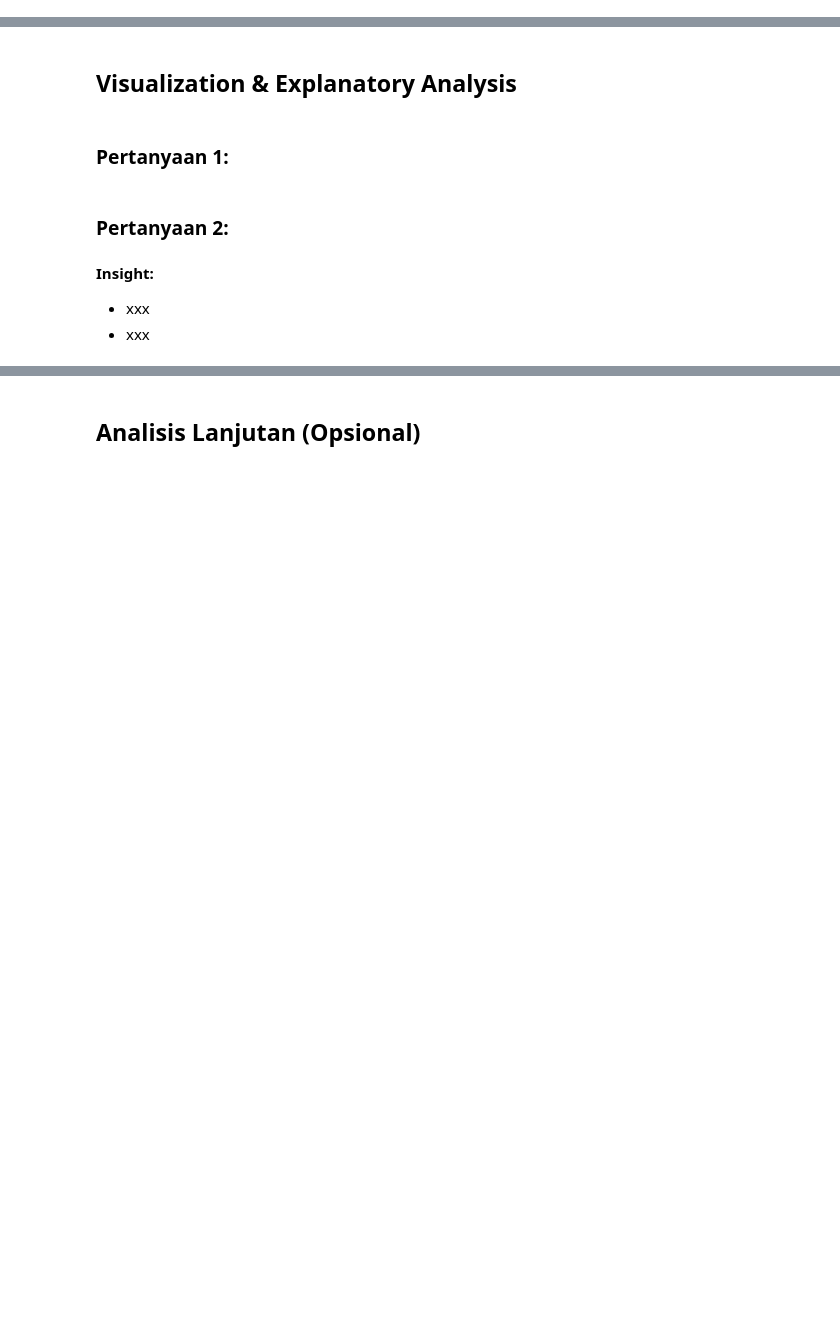
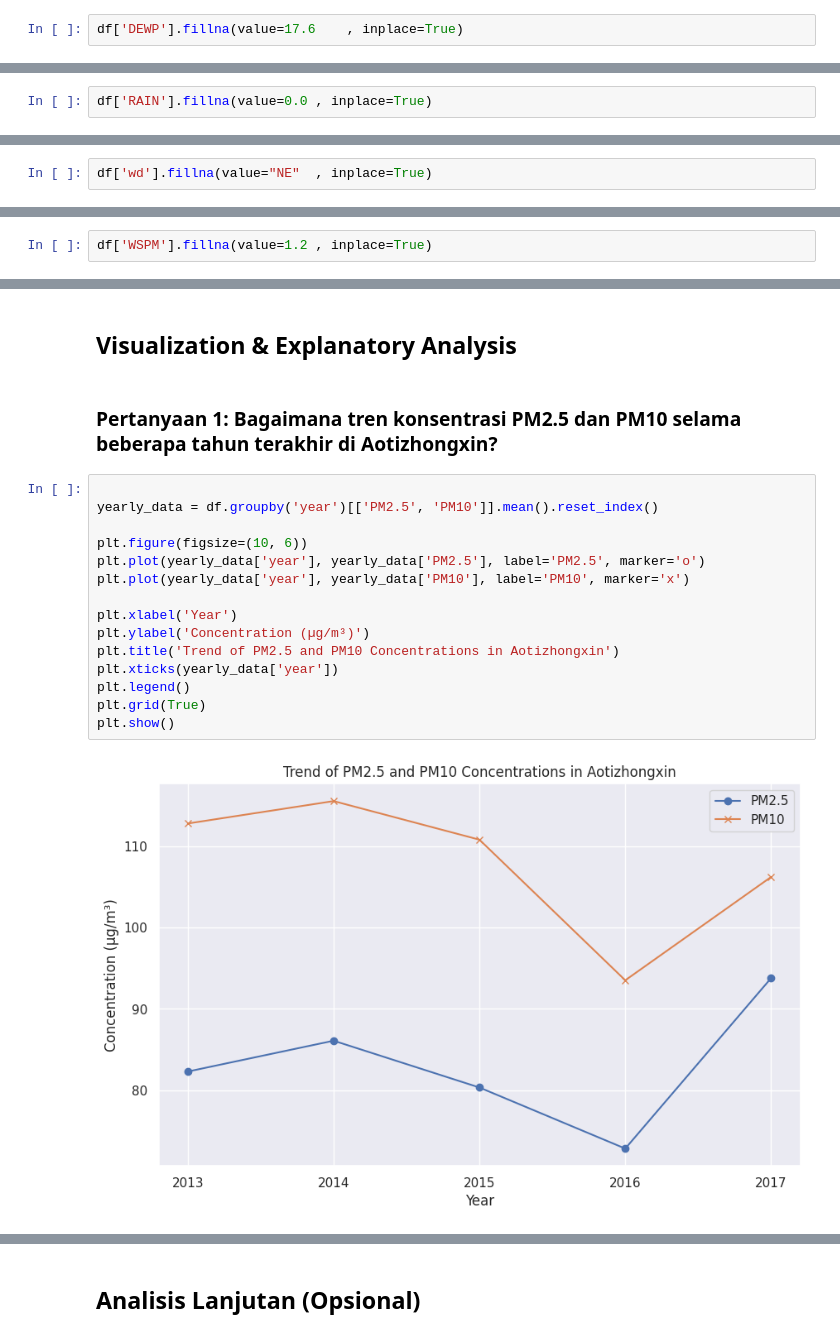
Before and after one commit to BILIIIIIII/submission-analisisData-Laskar, a Jupyter notebook: notebook.ipynb, the cells around one changed output, grey strips where cells are left out. Drawn from its saved outputs; the diff is of its cells as text; blank space fills up the shorter version.

```diff
--- a/notebook.ipynb
+++ b/notebook.ipynb
@@ -35,0 +387,2 @@ An error occurred: [Errno 2] No such file or directory: 'https://drive.google.co
+# %%
+df['DEWP'].fillna(value=17.6	, inplace=True)
@@ -35,0 +414,2 @@ An error occurred: [Errno 2] No such file or directory: 'https://drive.google.co
+# %%
+df['RAIN'].fillna(value=0.0	, inplace=True)
@@ -35,0 +445,2 @@ An error occurred: [Errno 2] No such file or directory: 'https://drive.google.co
+# %%
+df['wd'].fillna(value="NE"	, inplace=True)
@@ -35,0 +472,2 @@ An error occurred: [Errno 2] No such file or directory: 'https://drive.google.co
+# %%
+df['WSPM'].fillna(value=1.2	, inplace=True)
@@ -44,10 +534,21 @@ An error occurred: [Errno 2] No such file or directory: 'https://drive.google.co
 # %% [markdown]
 ## Visualization & Explanatory Analysis
-# %% [markdown]
-### Pertanyaan 1:
-# %% [markdown]
-### Pertanyaan 2:
-# %% [markdown]
-**Insight:**
-- xxx
-- xxx
+# %% [markdown]
+### Pertanyaan 1: Bagaimana tren konsentrasi PM2.5 dan PM10 selama beberapa tahun terakhir di Aotizhongxin?
+# %%
+
+yearly_data = df.groupby('year')[['PM2.5', 'PM10']].mean().reset_index()
+
+plt.figure(figsize=(10, 6))
+plt.plot(yearly_data['year'], yearly_data['PM2.5'], label='PM2.5', marker='o')
+plt.plot(yearly_data['year'], yearly_data['PM10'], label='PM10', marker='x')
+
+plt.xlabel('Year')
+plt.ylabel('Concentration (µg/m³)')
+plt.title('Trend of PM2.5 and PM10 Concentrations in Aotizhongxin')
+plt.xticks(yearly_data['year'])
+plt.legend()
+plt.grid(True)
+plt.show()
+# %% [output]
+[figure, added]
```
Also changed, not shown: parts of 56 cells of this notebook, 3 other files.
